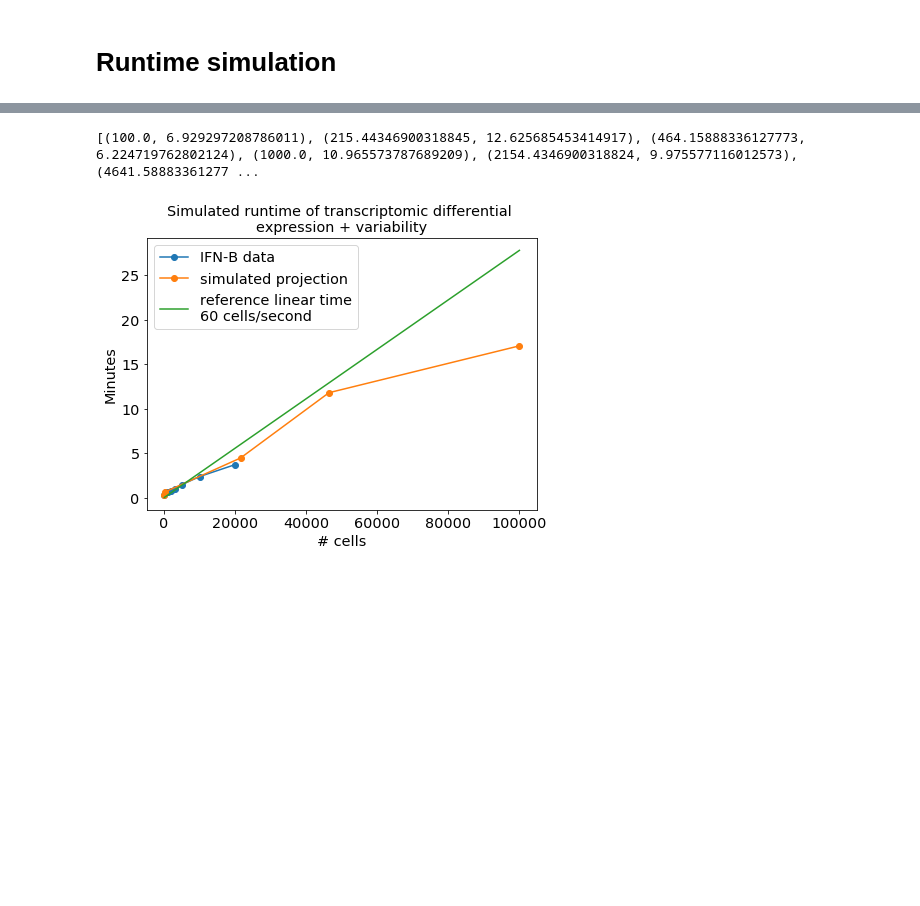
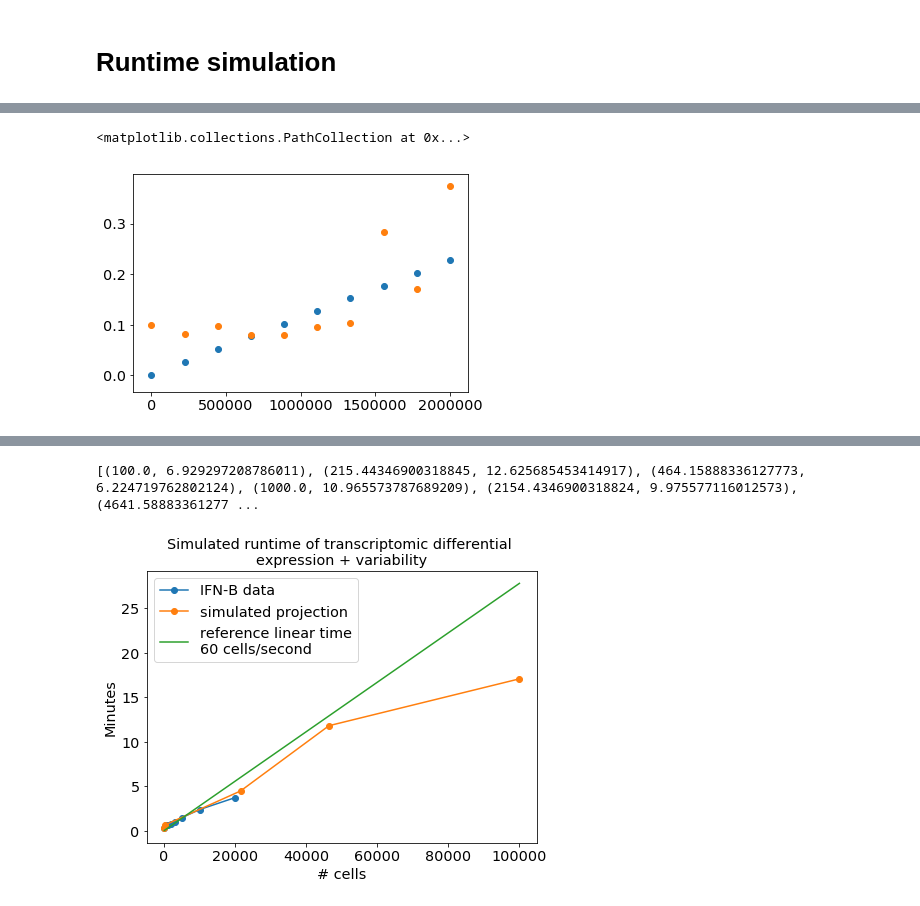
Before and after one commit to yelabucsf/scrna-parameter-estimation, a Jupyter notebook: examples/simulation/figure_generation/runtime_simulation.ipynb, the cells around one changed output, grey strips where cells are left out. Drawn from its saved outputs; the diff is of its cells as text; code cells hidden in the pictures; blank space fills up the shorter version.

```diff
--- a/examples/simulation/figure_generation/runtime_simulation.ipynb
+++ b/examples/simulation/figure_generation/runtime_simulation.ipynb
@@ -98,0 +131,29 @@ def simulate_data(N, n_genes=1000):
+# %%
+num_cells = np.linspace(1000, 2e6, 10);
+# %%
+data = simulate_data(1000, n_genes=2)
+# %%
+all_count_times = []
+all_compute_times = []
+avg_count_times = np.zeros(num_cells.shape[0])
+avg_compute_times = np.zeros(num_cells.shape[0])
+num_trials=50
+for idx, N in enumerate(num_cells):
+    print('On cell count', N, 'and idx', idx)
+    count_times = np.zeros(num_trials)
+    compute_Times
+    for trial in range(num_trials):
+        data = simulate_data(int(N), n_genes=2)
+        times[trial],  = time_hypothesis_test(data)
+    all_times.append(times.copy())
+    avg_times[idx]  = times.mean()
+# %%
+count_times = []
+compute_times = []
+num_trials = 5
+for idx, N in enumerate(num_cells):
+    print(N)
+    data = simulate_data(int(N), n_genes=5)
+    count_time, compute_time = time_hypothesis_test(data)
+    count_times.append(count_time)
+    compute_times.append(compute_time)
@@ -98,0 +171,6 @@ def simulate_data(N, n_genes=1000):
+# %%
+plt.scatter(num_cells, count_times/n_genes)
+plt.scatter(num_cells, compute_times/n_genes)
+# %% [output]
+<matplotlib.collections.PathCollection at 0x...>
+[figure, added]
```
Also changed, not shown: parts of 26 cells of this notebook, 7 other files.
